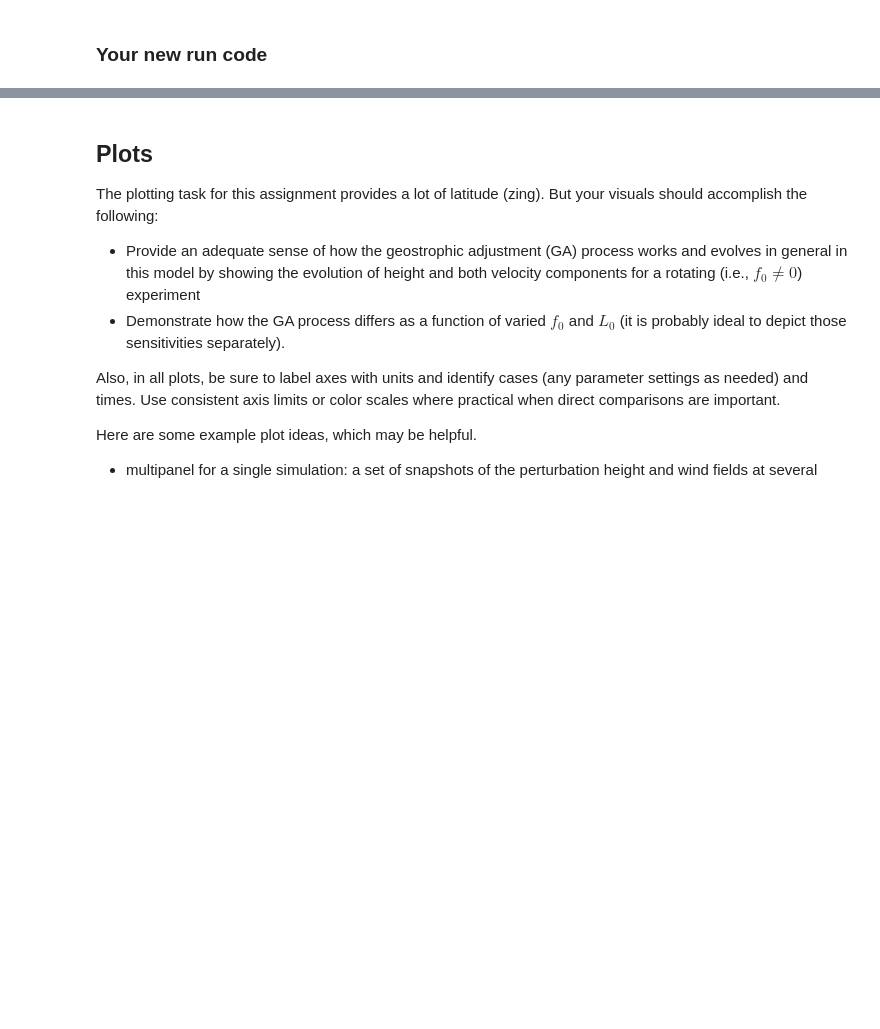
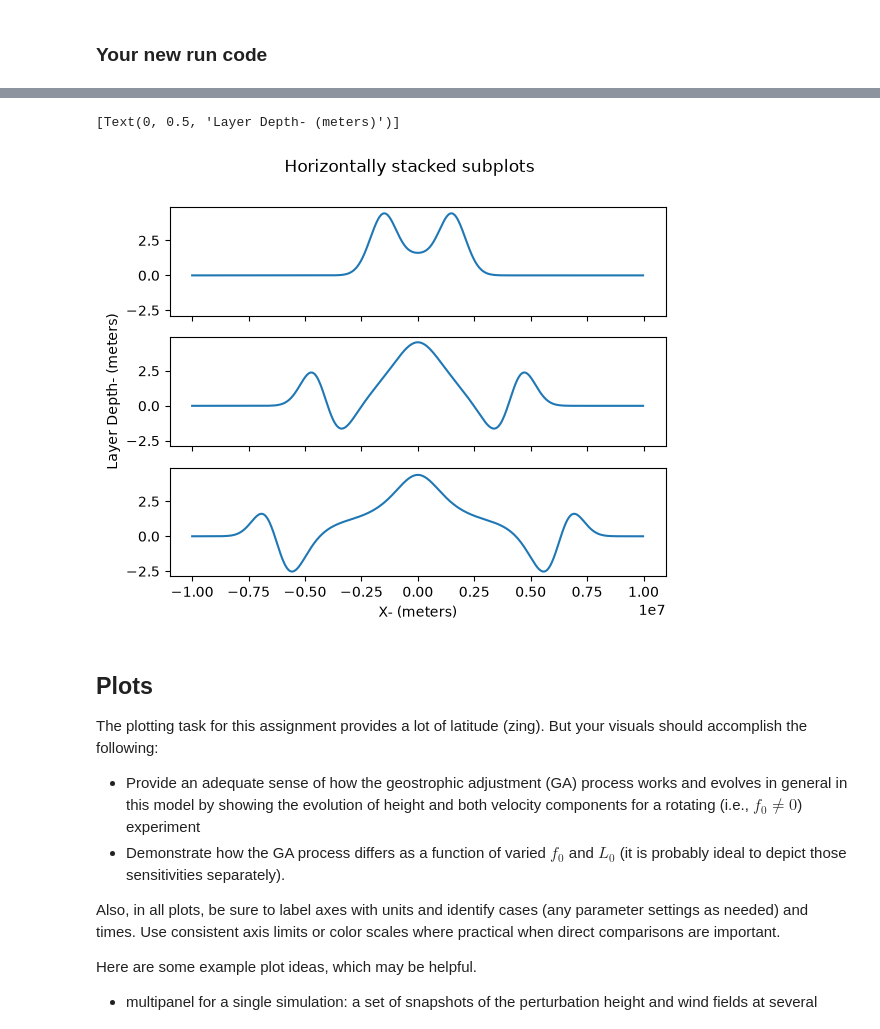
Before and after one commit to Ecox343/Cox_Fundis_Fall_26, a Jupyter notebook: lab2_geostrophic_adjustment.ipynb, the cells around one changed output, grey strips where cells are left out. Saved outputs shown, nothing was run; the diff lists cells and outputs as text; code cells hidden in the pictures; blank space fills up the shorter version.

```diff
--- a/lab2_geostrophic_adjustment.ipynb
+++ b/lab2_geostrophic_adjustment.ipynb
@@ -285,3 +306,25 @@ print()
+# %%
+# us = ec_test['h'][220,:]
+# plt.plot(ec_test['x'], us)
+# np.shape(ec_test['h'])
+
+fig, (ax1, ax2, ax3) = plt.subplots(3, 1,sharex=True, sharey=True)
+fig.suptitle('Horizontally stacked subplots')
+ax1.plot(ec_test['x'], ec_test['h'][50,:])
+ax2.plot(ec_test['x'], ec_test['h'][150,:])
+ax3.plot(ec_test['x'], ec_test['h'][220,:])
+ax1.label_outer()
+ax2.label_outer()
+# plt.grid(True)
+# plt.xlabel('X (km)')
+# plt.ylabel('Y (km)')
+# plt.legend()
+# plt.show()
+ax3.set(xlabel='X- (meters)')
+ax2.set(ylabel='Layer Depth- (meters)')
+# %% [output]
+[Text(0, 0.5, 'Layer Depth- (meters)')]
+[figure, added]
 # %% [markdown]
 ## Plots
 
```
Also changed, not shown: parts of 2 cells of this notebook.
